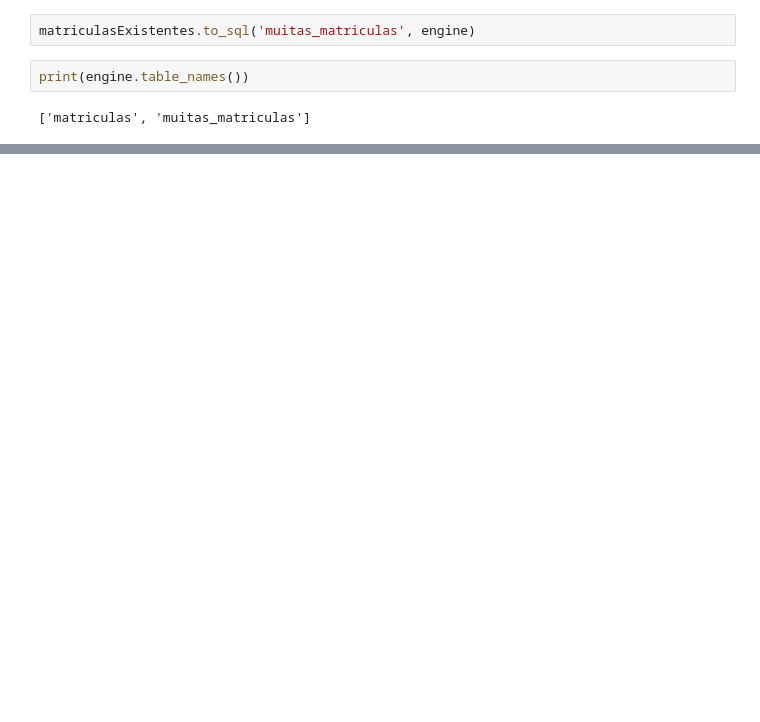
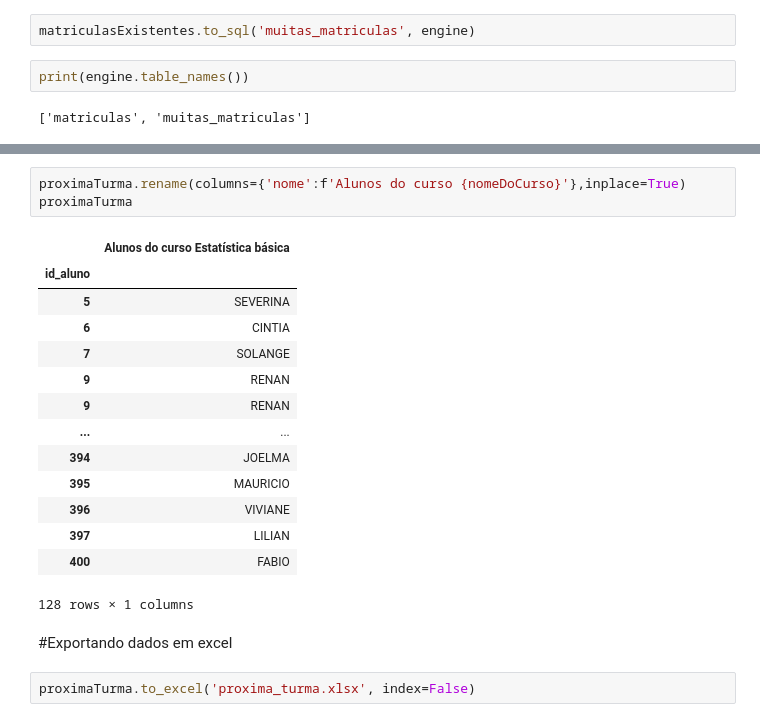
Before and after one commit to erikamarchi/pandas-formatos-diferentes-de-entrada-e-saida-io, a Jupyter notebook: Pandas_IO.ipynb, the cells around one changed output, grey strips where cells are left out. Drawn from its saved outputs; the diff is of its cells as text; blank space fills up the shorter version.

Commit message:
Implementa passos da aula 5 - lendo e escrevendo excel

```diff
--- a/Pandas_IO.ipynb
+++ b/Pandas_IO.ipynb
@@ -507,0 +580,22 @@ print(engine.table_names())
+# %%
+proximaTurma.rename(columns={'nome':f'Alunos do curso {nomeDoCurso}'},inplace=True)
+proximaTurma
+# %% [output]
+|  | Alunos do curso Estatística básica |
+| id_aluno |  |
+| 5 | SEVERINA |
+| 6 | CINTIA |
+| 7 | SOLANGE |
+| 9 | RENAN |
+| 9 | RENAN |
+| ... | ... |
+| 394 | JOELMA |
+| 395 | MAURICIO |
+| 396 | VIVIANE |
+| 397 | LILIAN |
+| 400 | FABIO |
+128 rows × 1 columns
+# %% [markdown]
+#Exportando dados em excel
+# %%
+proximaTurma.to_excel('proxima_turma.xlsx', index=False)
```
Also changed, not shown: parts of 10 cells of this notebook.
